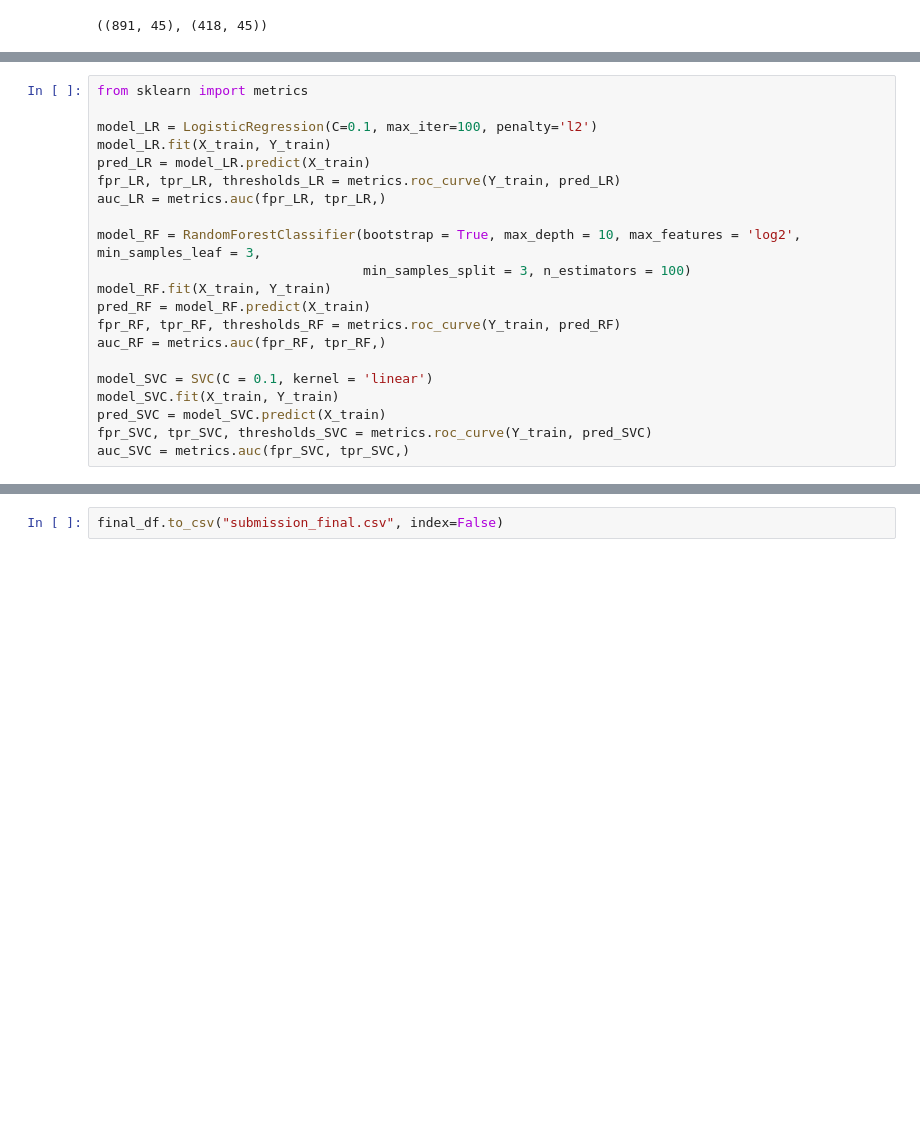
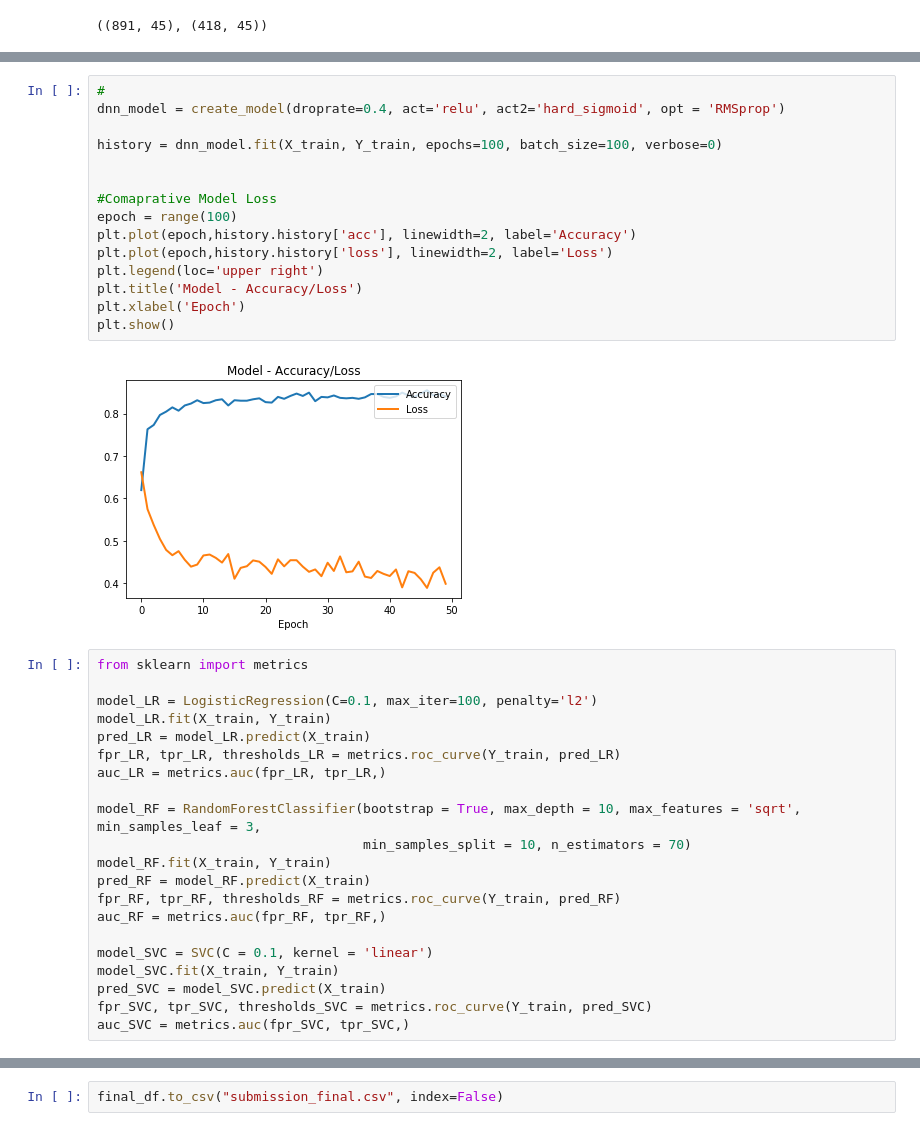
Before and after one commit to pharoah/Titanic-Kaggle-Dataset, a Jupyter notebook: Titanic.ipynb, the cells around one changed output, grey strips where cells are left out. Saved outputs shown, nothing was run; the diff lists cells and outputs as text; blank space fills up the shorter version.

```diff
--- a/Titanic.ipynb
+++ b/Titanic.ipynb
@@ -435,3 +476,20 @@ plt.show()
+# %%
+#
+dnn_model = create_model(droprate=0.4, act='relu', act2='hard_sigmoid', opt = 'RMSprop')
+
+history = dnn_model.fit(X_train, Y_train, epochs=100, batch_size=100, verbose=0)
+
+
+#Comaprative Model Loss
+epoch = range(100)
+plt.plot(epoch,history.history['acc'], linewidth=2, label='Accuracy')
+plt.plot(epoch,history.history['loss'], linewidth=2, label='Loss')
+plt.legend(loc='upper right')
+plt.title('Model - Accuracy/Loss')
+plt.xlabel('Epoch')
+plt.show()
+# %% [output]
+[figure, added]
 # %%
 from sklearn import metrics
 
@@ -441,8 +499,8 @@ pred_LR = model_LR.predict(X_train)
 fpr_LR, tpr_LR, thresholds_LR = metrics.roc_curve(Y_train, pred_LR)
 auc_LR = metrics.auc(fpr_LR, tpr_LR,)
 
-model_RF = RandomForestClassifier(bootstrap = True, max_depth = 10, max_features = 'log2', min_samples_leaf = 3,
-                                  min_samples_split = 3, n_estimators = 100)
+model_RF = RandomForestClassifier(bootstrap = True, max_depth = 10, max_features = 'sqrt', min_samples_leaf = 3,
+                                  min_samples_split = 10, n_estimators = 70)
 model_RF.fit(X_train, Y_train)
 pred_RF = model_RF.predict(X_train)
 fpr_RF, tpr_RF, thresholds_RF = metrics.roc_curve(Y_train, pred_RF)
```
Also changed, not shown: parts of 15 cells of this notebook.
